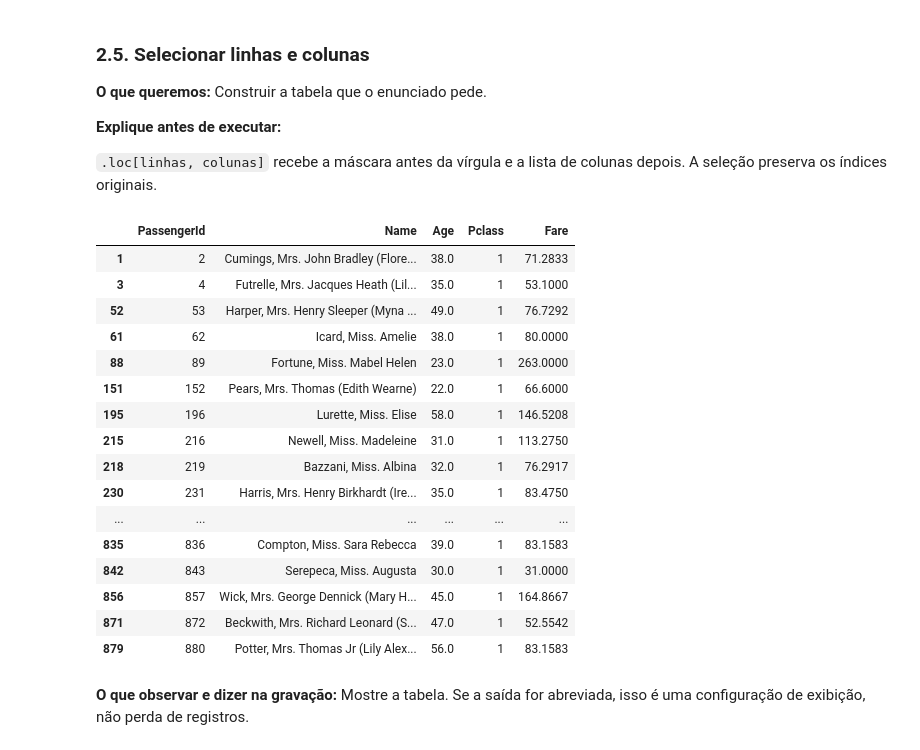
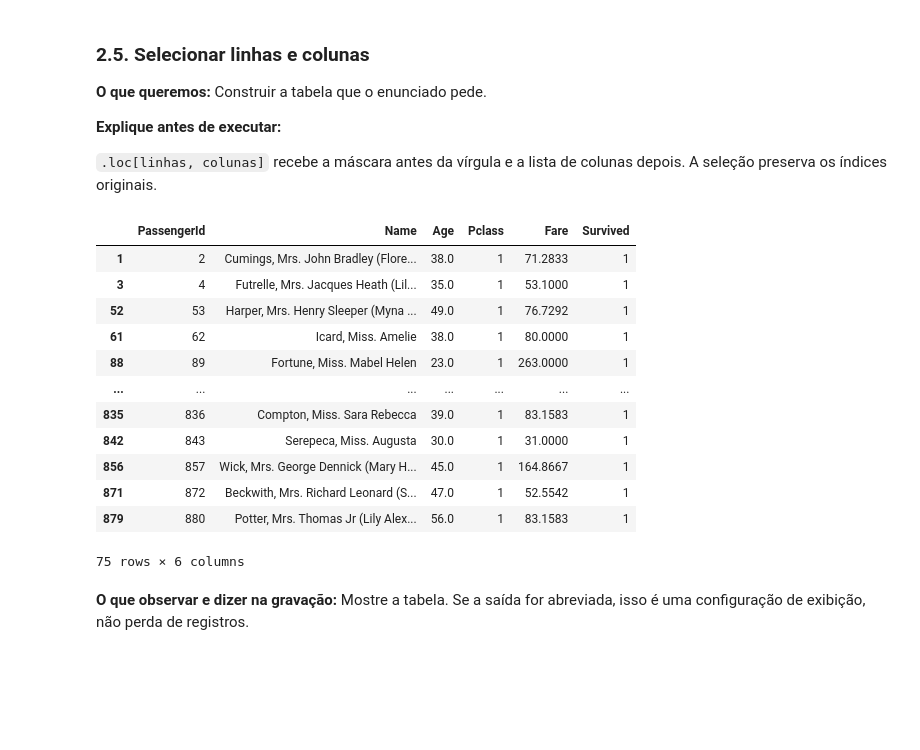
Before and after one commit to Machine-Learning-Visao-Computacional-T5/python_exercises, a Jupyter notebook: data_analysis/exercicios_nivel_4/titanic_exe1/dados/titanic_aula_passo_a_passo.ipynb, the cells around one changed output. Drawn from its saved outputs; the diff is of its cells as text; code cells hidden in the pictures; blank space fills up the shorter version.

```diff
--- a/data_analysis/exercicios_nivel_4/titanic_exe1/dados/titanic_aula_passo_a_passo.ipynb
+++ b/data_analysis/exercicios_nivel_4/titanic_exe1/dados/titanic_aula_passo_a_passo.ipynb
@@ -364,26 +401,22 @@ np.int64(75)
 
 `.loc[linhas, colunas]` recebe a máscara antes da vírgula e a lista de colunas depois. A seleção preserva os índices originais.
 # %%
-selecionadas = titanic.loc[filtro, ["PassengerId", "Name", "Age", "Pclass", "Fare"]]
+selecionadas = titanic.loc[filtro, ["PassengerId", "Name", "Age", "Pclass", "Fare", "Survived"]]
 selecionadas
 # %% [output]
-|  | PassengerId | Name | Age | Pclass | Fare |
-| 1 | 2 | Cumings, Mrs. John Bradley (Flore... | 38.0 | 1 | 71.2833 |
-| 3 | 4 | Futrelle, Mrs. Jacques Heath (Lil... | 35.0 | 1 | 53.1000 |
-| 52 | 53 | Harper, Mrs. Henry Sleeper (Myna ... | 49.0 | 1 | 76.7292 |
-| 61 | 62 | Icard, Miss. Amelie | 38.0 | 1 | 80.0000 |
-| 88 | 89 | Fortune, Miss. Mabel Helen | 23.0 | 1 | 263.0000 |
-| 151 | 152 | Pears, Mrs. Thomas (Edith Wearne) | 22.0 | 1 | 66.6000 |
-| 195 | 196 | Lurette, Miss. Elise | 58.0 | 1 | 146.5208 |
-| 215 | 216 | Newell, Miss. Madeleine | 31.0 | 1 | 113.2750 |
-| 218 | 219 | Bazzani, Miss. Albina | 32.0 | 1 | 76.2917 |
-| 230 | 231 | Harris, Mrs. Henry Birkhardt (Ire... | 35.0 | 1 | 83.4750 |
-| ... | ... | ... | ... | ... | ... |
-| 835 | 836 | Compton, Miss. Sara Rebecca | 39.0 | 1 | 83.1583 |
-| 842 | 843 | Serepeca, Miss. Augusta | 30.0 | 1 | 31.0000 |
-| 856 | 857 | Wick, Mrs. George Dennick (Mary H... | 45.0 | 1 | 164.8667 |
-| 871 | 872 | Beckwith, Mrs. Richard Leonard (S... | 47.0 | 1 | 52.5542 |
-| 879 | 880 | Potter, Mrs. Thomas Jr (Lily Alex... | 56.0 | 1 | 83.1583 |
+|  | PassengerId | Name | Age | Pclass | Fare | Survived |
+| 1 | 2 | Cumings, Mrs. John Bradley (Flore... | 38.0 | 1 | 71.2833 | 1 |
+| 3 | 4 | Futrelle, Mrs. Jacques Heath (Lil... | 35.0 | 1 | 53.1000 | 1 |
+| 52 | 53 | Harper, Mrs. Henry Sleeper (Myna ... | 49.0 | 1 | 76.7292 | 1 |
+| 61 | 62 | Icard, Miss. Amelie | 38.0 | 1 | 80.0000 | 1 |
+| 88 | 89 | Fortune, Miss. Mabel Helen | 23.0 | 1 | 263.0000 | 1 |
+| ... | ... | ... | ... | ... | ... | ... |
+| 835 | 836 | Compton, Miss. Sara Rebecca | 39.0 | 1 | 83.1583 | 1 |
+| 842 | 843 | Serepeca, Miss. Augusta | 30.0 | 1 | 31.0000 | 1 |
+| 856 | 857 | Wick, Mrs. George Dennick (Mary H... | 45.0 | 1 | 164.8667 | 1 |
+| 871 | 872 | Beckwith, Mrs. Richard Leonard (S... | 47.0 | 1 | 52.5542 | 1 |
+| 879 | 880 | Potter, Mrs. Thomas Jr (Lily Alex... | 56.0 | 1 | 83.1583 | 1 |
+75 rows × 6 columns
 # %% [markdown]
 **O que observar e dizer na gravação:** Mostre a tabela. Se a saída for abreviada, isso é uma configuração de exibição, não perda de registros.
 # %% [markdown]
```
Also changed, not shown: parts of 16 cells of this notebook, 5 other files.
